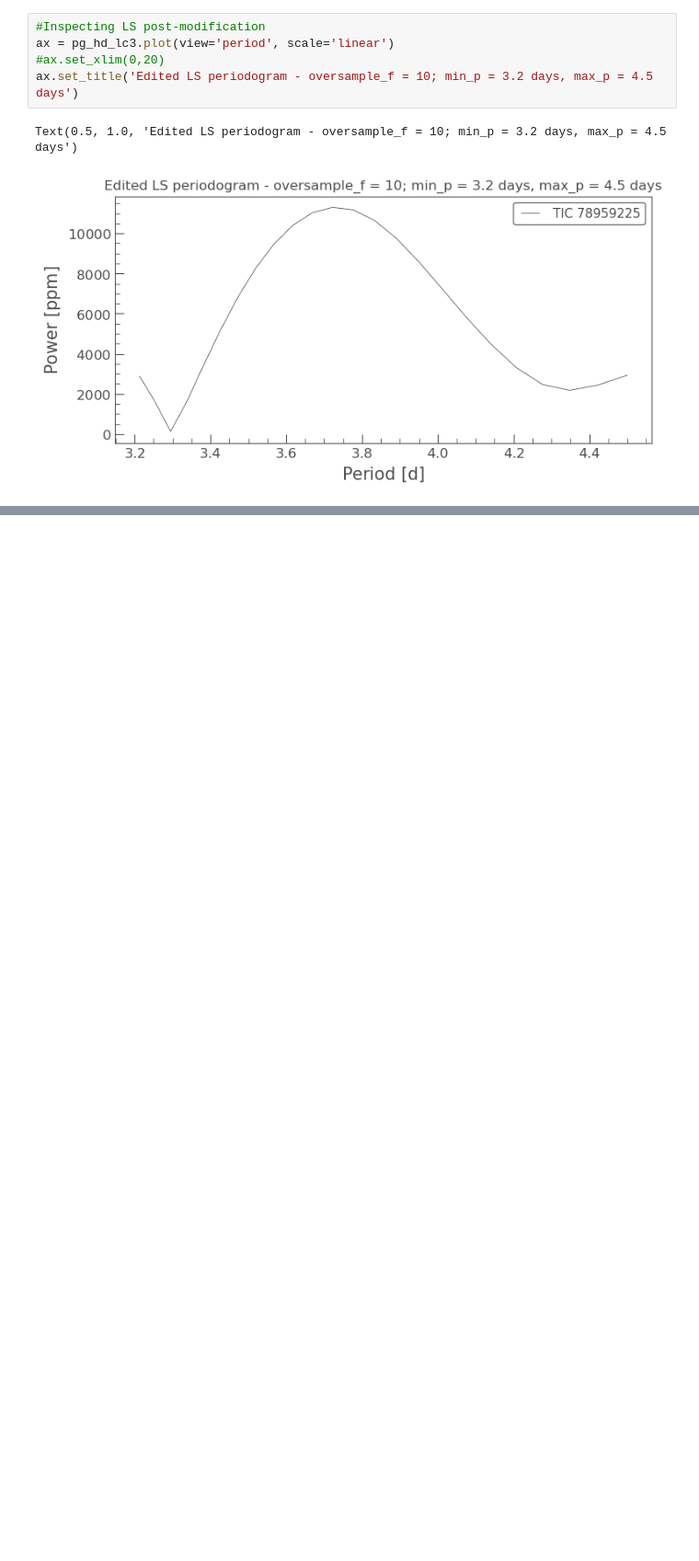
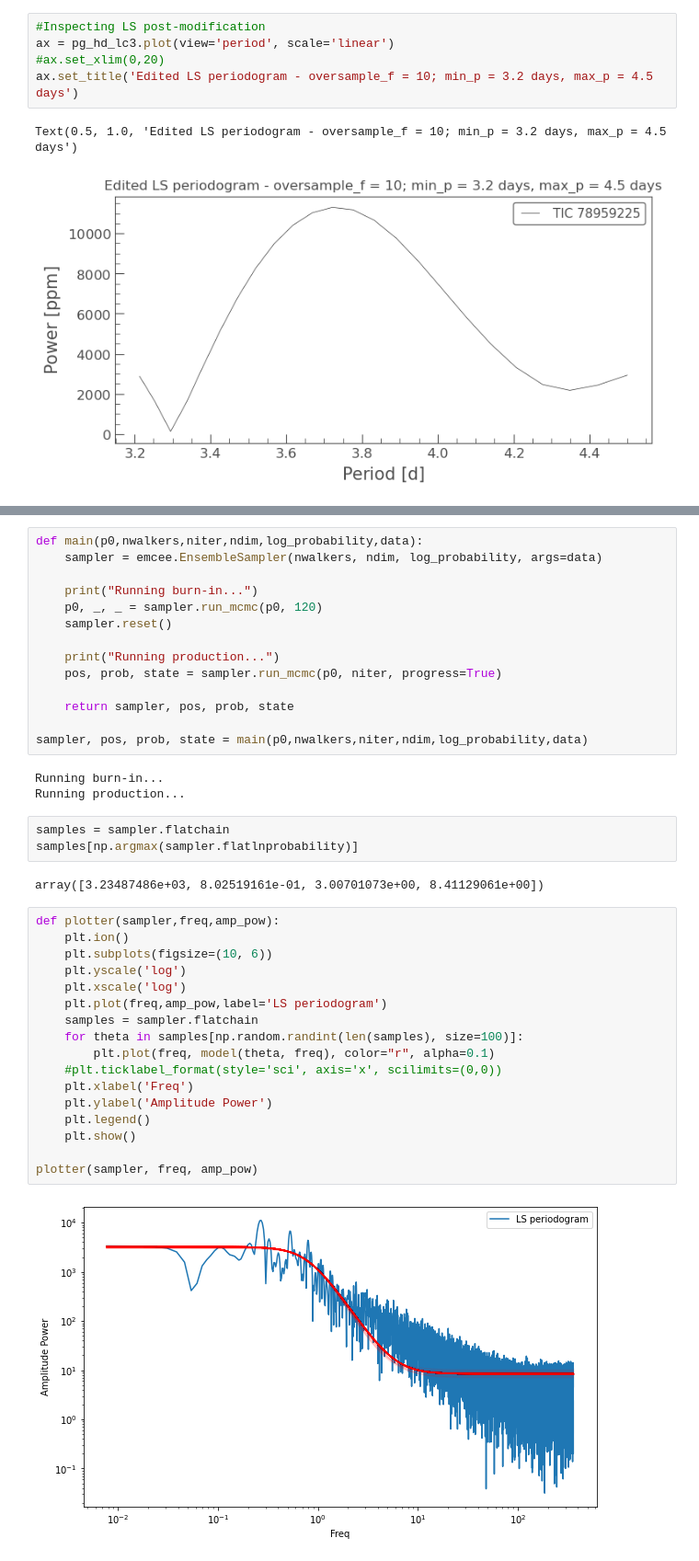
Before and after one commit to khraspyy/Y4MassiveStarsProject, a Jupyter notebook: Project/Codes/HD50896/lc3/HD50896_ts3.ipynb, the cells around one changed output, grey strips where cells are left out. Shown: that part at 92% size. Saved outputs shown, nothing was run; the diff lists cells and outputs as text; blank space fills up the shorter version.

```diff
--- a/Project/Codes/HD50896/lc3/HD50896_ts3.ipynb
+++ b/Project/Codes/HD50896/lc3/HD50896_ts3.ipynb
@@ -141,0 +206,41 @@ hd_lc3.write("hd050896_lc3.txt", format="ascii.fixed_width", overwrite=True)
+# %%
+def main(p0,nwalkers,niter,ndim,log_probability,data):
+    sampler = emcee.EnsembleSampler(nwalkers, ndim, log_probability, args=data)
+
+    print("Running burn-in...")
+    p0, _, _ = sampler.run_mcmc(p0, 120)
+    sampler.reset()
+
+    print("Running production...")
+    pos, prob, state = sampler.run_mcmc(p0, niter, progress=True)
+
+    return sampler, pos, prob, state
+
+sampler, pos, prob, state = main(p0,nwalkers,niter,ndim,log_probability,data)
+# %% [output]
+Running burn-in...
+Running production...
+# %%
+samples = sampler.flatchain
+samples[np.argmax(sampler.flatlnprobability)]
+# %% [output]
+array([3.23487486e+03, 8.02519161e-01, 3.00701073e+00, 8.41129061e+00])
+# %%
+def plotter(sampler,freq,amp_pow):
+    plt.ion()
+    plt.subplots(figsize=(10, 6))
+    plt.yscale('log')
+    plt.xscale('log')
+    plt.plot(freq,amp_pow,label='LS periodogram')
+    samples = sampler.flatchain
+    for theta in samples[np.random.randint(len(samples), size=100)]:
+        plt.plot(freq, model(theta, freq), color="r", alpha=0.1)
+    #plt.ticklabel_format(style='sci', axis='x', scilimits=(0,0))
+    plt.xlabel('Freq')
+    plt.ylabel('Amplitude Power')
+    plt.legend()
+    plt.show()
+
+plotter(sampler, freq, amp_pow)
+# %% [output]
+[figure, added]
```
Also changed, not shown: parts of 10 cells of this notebook.
